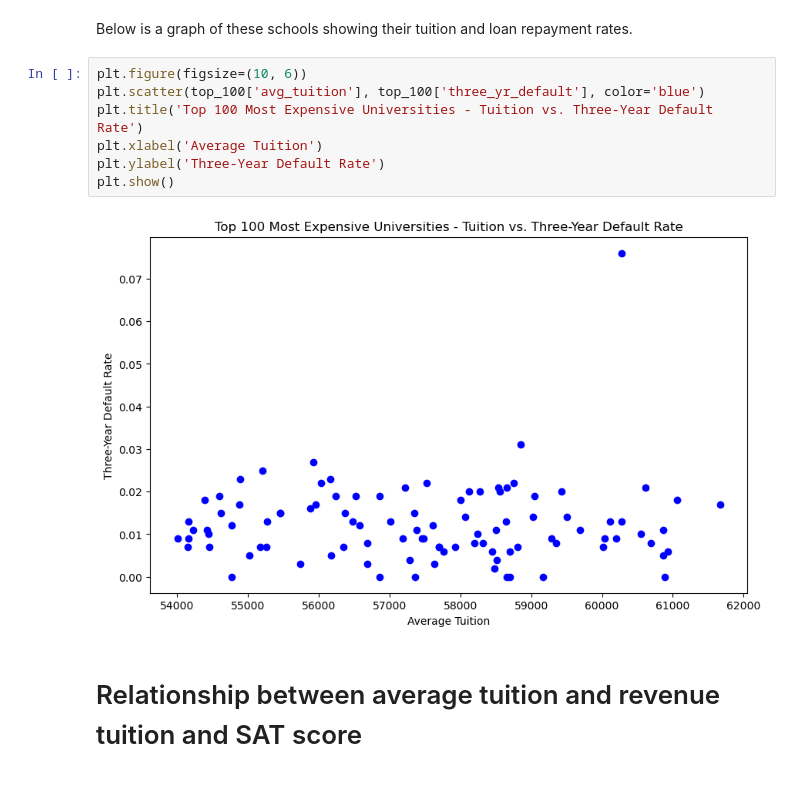
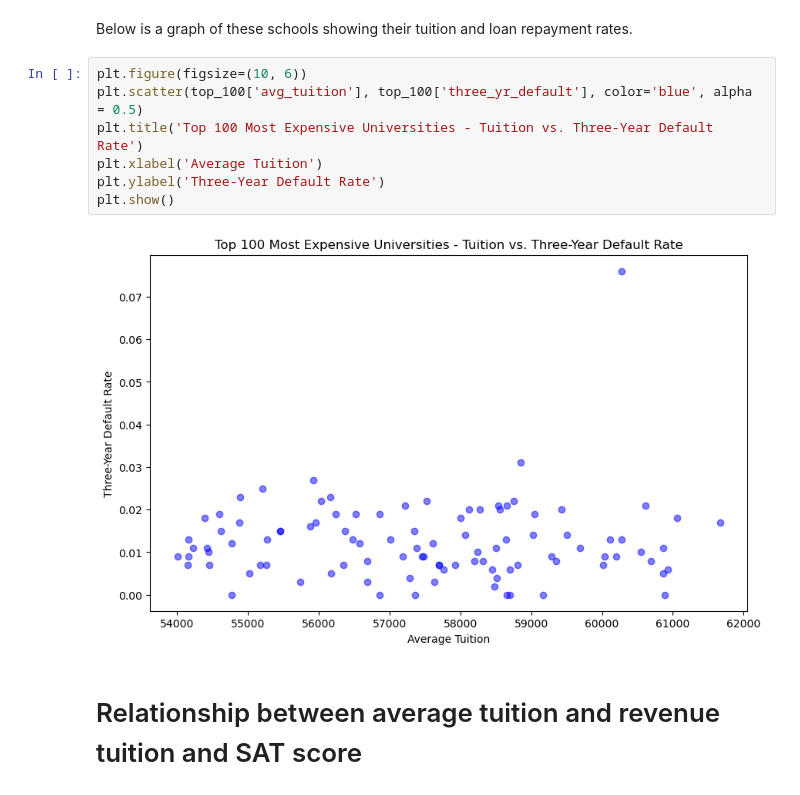
Before and after one commit to sophiagzf/teamHoward, a Jupyter notebook: create_report.ipynb, the cells around one changed output. Drawn from its saved outputs; the diff is of its cells as text.

```diff
--- a/create_report.ipynb
+++ b/create_report.ipynb
@@ -153,13 +153,13 @@ top_100 = df_sorted.head(100)
 Below is a graph of these schools showing their tuition and loan repayment rates.
 # %%
 plt.figure(figsize=(10, 6))
-plt.scatter(top_100['avg_tuition'], top_100['three_yr_default'], color='blue')
+plt.scatter(top_100['avg_tuition'], top_100['three_yr_default'], color='blue', alpha = 0.5)
 plt.title('Top 100 Most Expensive Universities - Tuition vs. Three-Year Default Rate')
 plt.xlabel('Average Tuition')
 plt.ylabel('Three-Year Default Rate')
 plt.show()
 # %% [output]
-[figure, old version]
+[figure, new version]
 # %% [markdown]
 # Relationship between average tuition and revenue tuition and SAT score
 # %% [markdown]
```
Also changed, not shown: parts of 3 cells of this notebook.
